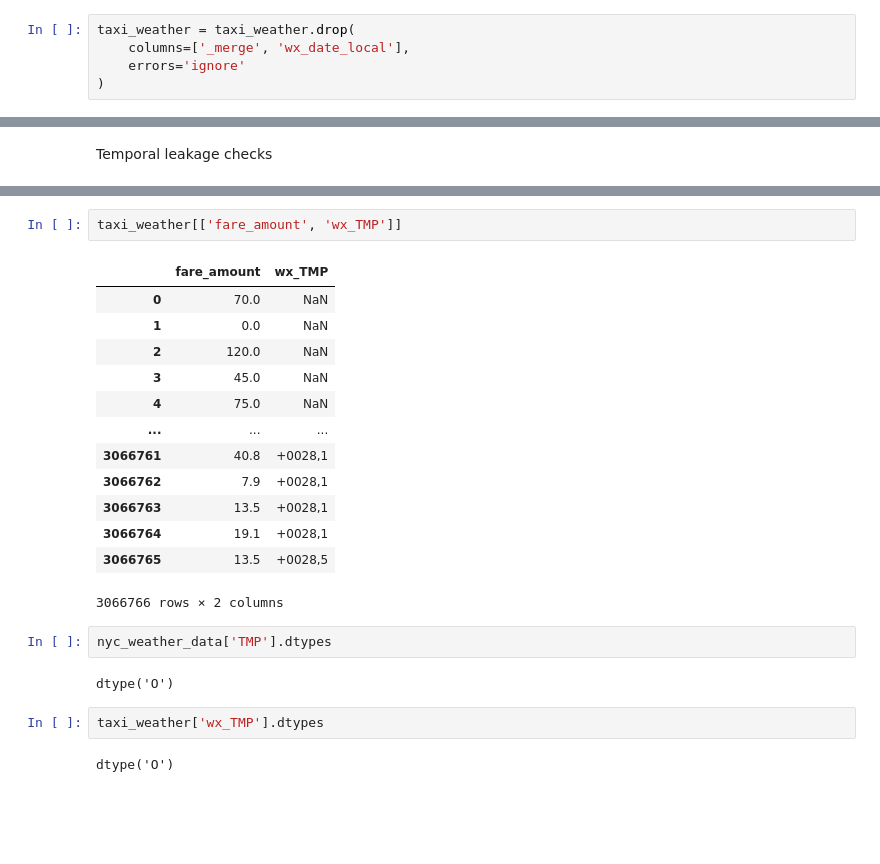
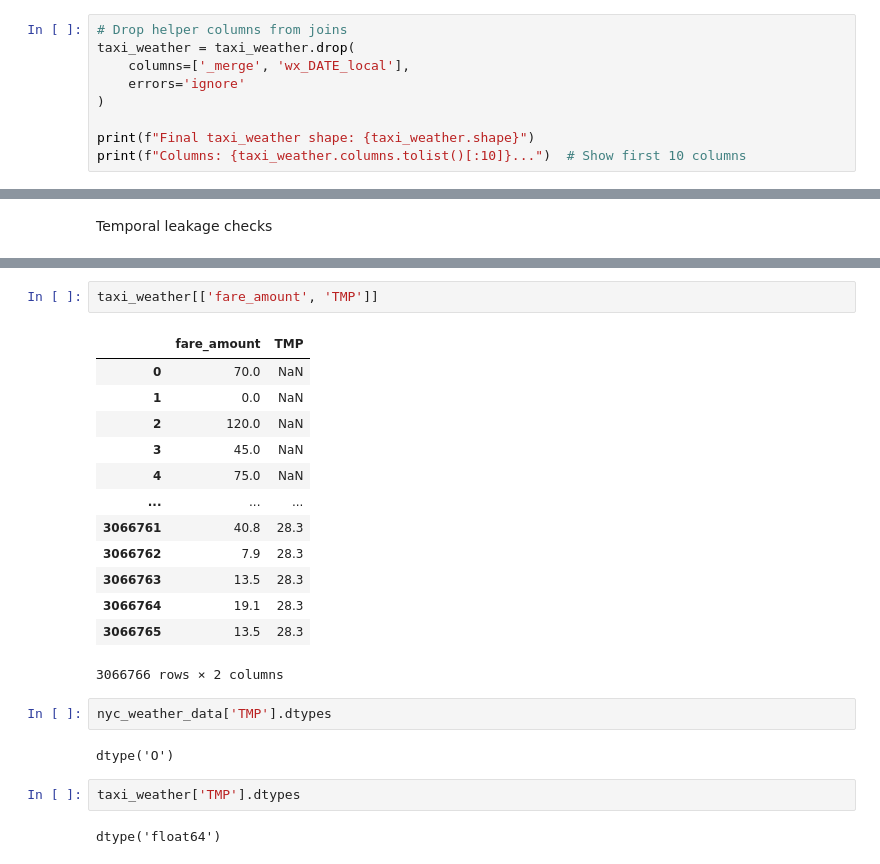
Before and after one commit to ShailShikhar/upskill, a Jupyter notebook: 1_nyc tlc taxi trips/NYC TLC Taxi Trips.ipynb, the cells around one changed output, grey strips where cells are left out. Saved outputs shown, nothing was run; the diff lists cells and outputs as text; blank space fills up the shorter version.

```diff
--- a/1_nyc tlc taxi trips/NYC TLC Taxi Trips.ipynb
+++ b/1_nyc tlc taxi trips/NYC TLC Taxi Trips.ipynb
@@ -1691,7 +2676,11 @@ np.int64(0)
 # %% [markdown]
 Drop helper columns
 # %%
+# Drop helper columns from joins
 taxi_weather = taxi_weather.drop(
-    columns=['_merge', 'wx_date_local'],
+    columns=['_merge', 'wx_DATE_local'],
     errors='ignore'
 )
+
+print(f"Final taxi_weather shape: {taxi_weather.shape}")
+print(f"Columns: {taxi_weather.columns.tolist()[:10]}...")  # Show first 10 columns
@@ -1845,26 +2883,26 @@ Temporal leakage checks
 # %%
-taxi_weather[['fare_amount', 'wx_TMP']]
+taxi_weather[['fare_amount', 'TMP']]
 # %% [output]
-|  | fare_amount | wx_TMP |
+|  | fare_amount | TMP |
 | 0 | 70.0 | NaN |
 | 1 | 0.0 | NaN |
 | 2 | 120.0 | NaN |
 | 3 | 45.0 | NaN |
 | 4 | 75.0 | NaN |
 | ... | ... | ... |
-| 3066761 | 40.8 | +0028,1 |
-| 3066762 | 7.9 | +0028,1 |
-| 3066763 | 13.5 | +0028,1 |
-| 3066764 | 19.1 | +0028,1 |
-| 3066765 | 13.5 | +0028,5 |
+| 3066761 | 40.8 | 28.3 |
+| 3066762 | 7.9 | 28.3 |
+| 3066763 | 13.5 | 28.3 |
+| 3066764 | 19.1 | 28.3 |
+| 3066765 | 13.5 | 28.3 |
 3066766 rows × 2 columns
 # %%
 nyc_weather_data['TMP'].dtypes
 # %% [output]
 dtype('O')
 # %%
-taxi_weather['wx_TMP'].dtypes
+taxi_weather['TMP'].dtypes
 # %% [output]
-dtype('O')
+dtype('float64')
 # %%
 # 1. Replace the comma with a dot so it's a valid float format
```
Also changed, not shown: parts of 95 cells of this notebook, 33 other files.
